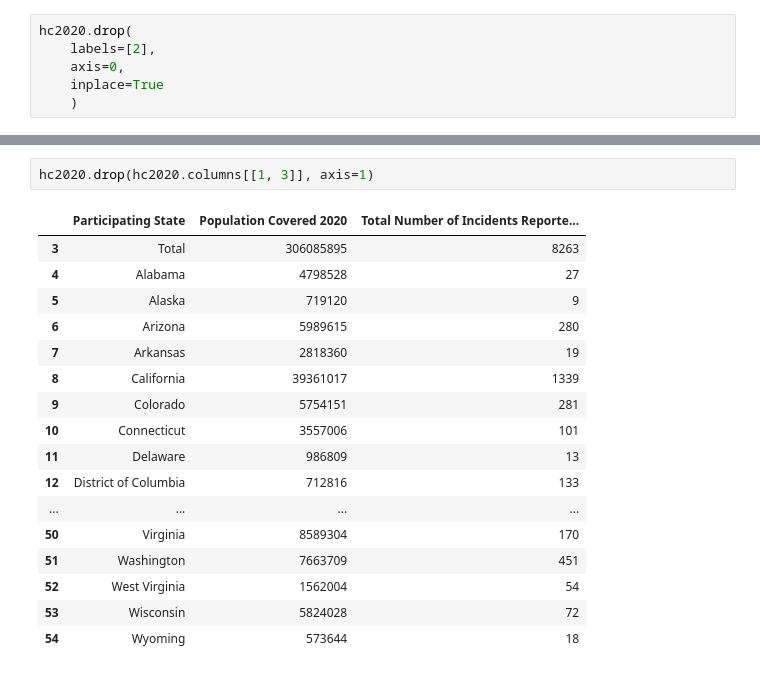
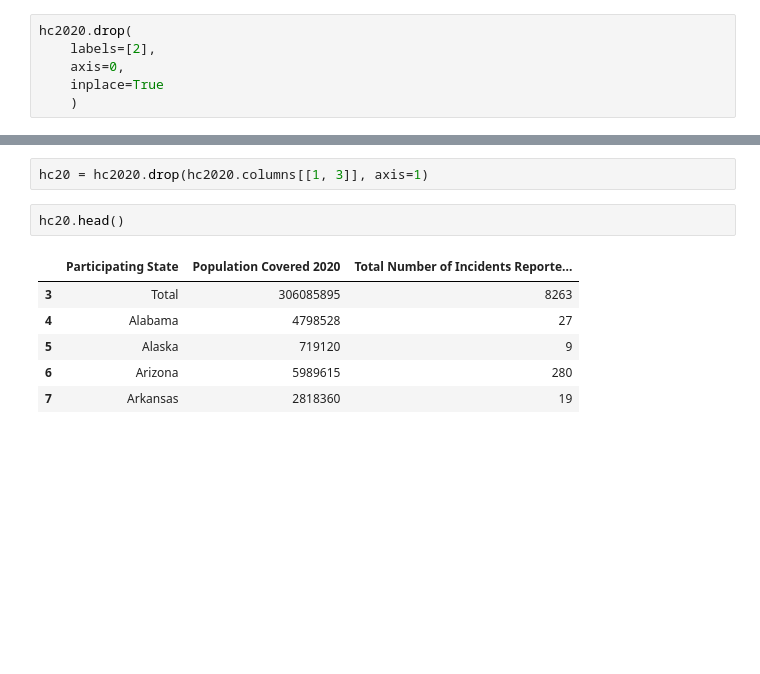
Before and after one commit to jaiduncan/HateCrimeStatistics2020, a Jupyter notebook: HateCrimes.ipynb, the cells around one changed output, grey strips where cells are left out. Drawn from its saved outputs; the diff is of its cells as text; blank space fills up the shorter version.

```diff
--- a/HateCrimes.ipynb
+++ b/HateCrimes.ipynb
@@ -225,23 +232,14 @@ hc2020.tail(10)
 | 53 | Wisconsin | 441 | 5824028 | 48 | ... |
 | 54 | Wyoming | 59 | 573644 | 8 | ... |
 # %%
-hc2020.drop(hc2020.columns[[1, 3]], axis=1)
+hc20 = hc2020.drop(hc2020.columns[[1, 3]], axis=1)
-# %% [output]
-|  | Participating State | Population Covered 2020 | Total Number of Incidents Reporte... |
-| 3 | Total | 306085895 | 8263 |
-| 4 | Alabama | 4798528 | 27 |
-| 5 | Alaska | 719120 | 9 |
-| 6 | Arizona | 5989615 | 280 |
-| 7 | Arkansas | 2818360 | 19 |
-| 8 | California | 39361017 | 1339 |
-| 9 | Colorado | 5754151 | 281 |
-| 10 | Connecticut | 3557006 | 101 |
-| 11 | Delaware | 986809 | 13 |
-| 12 | District of Columbia | 712816 | 133 |
-| ... | ... | ... | ... |
-| 50 | Virginia | 8589304 | 170 |
-| 51 | Washington | 7663709 | 451 |
-| 52 | West Virginia | 1562004 | 54 |
-| 53 | Wisconsin | 5824028 | 72 |
-| 54 | Wyoming | 573644 | 18 |
+# %%
+hc20.head()
+# %% [output]
+|  | Participating State | Population Covered 2020 | Total Number of Incidents Reporte... |
+| 3 | Total | 306085895 | 8263 |
+| 4 | Alabama | 4798528 | 27 |
+| 5 | Alaska | 719120 | 9 |
+| 6 | Arizona | 5989615 | 280 |
+| 7 | Arkansas | 2818360 | 19 |
 # %%
```
Also changed, not shown: parts of 4 cells of this notebook.
